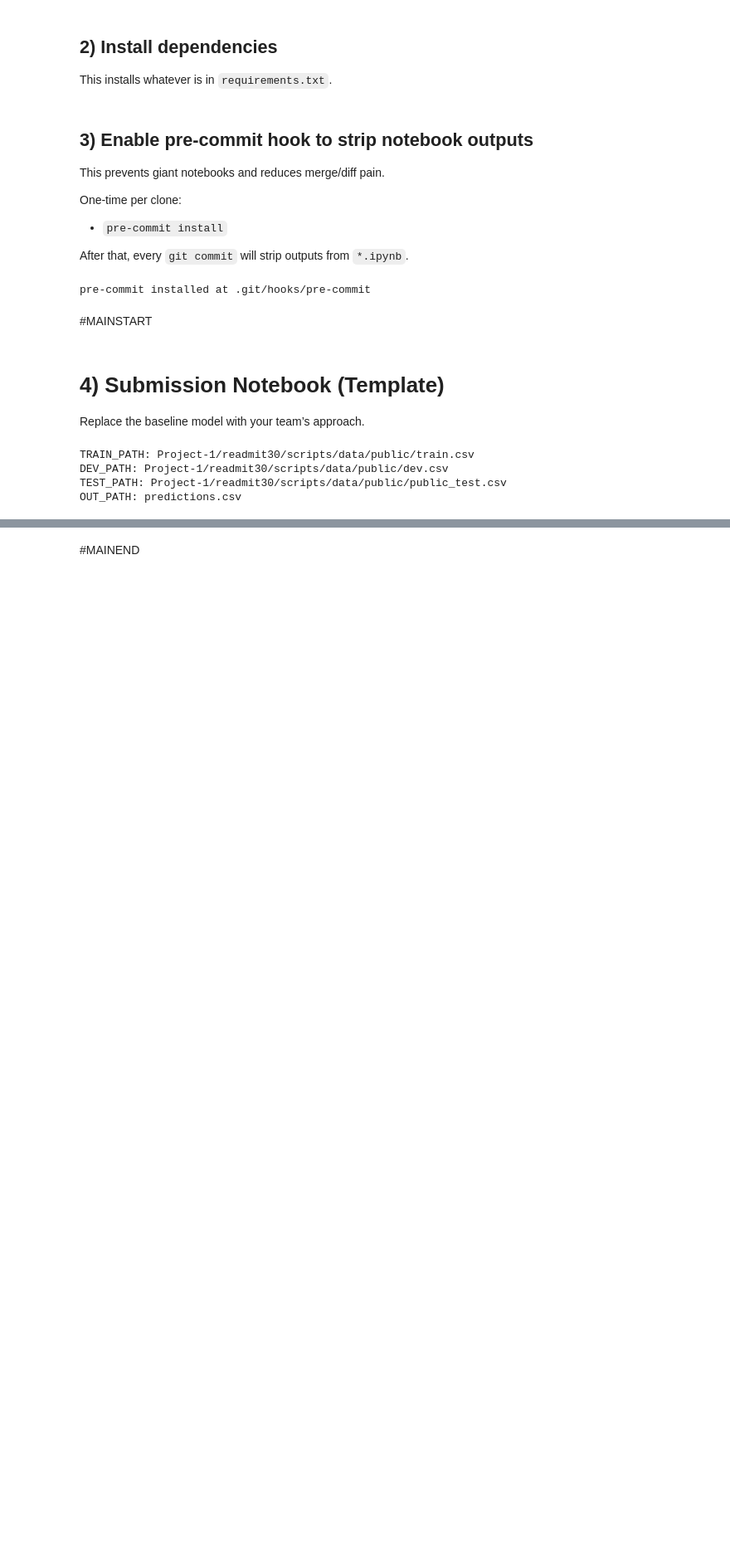
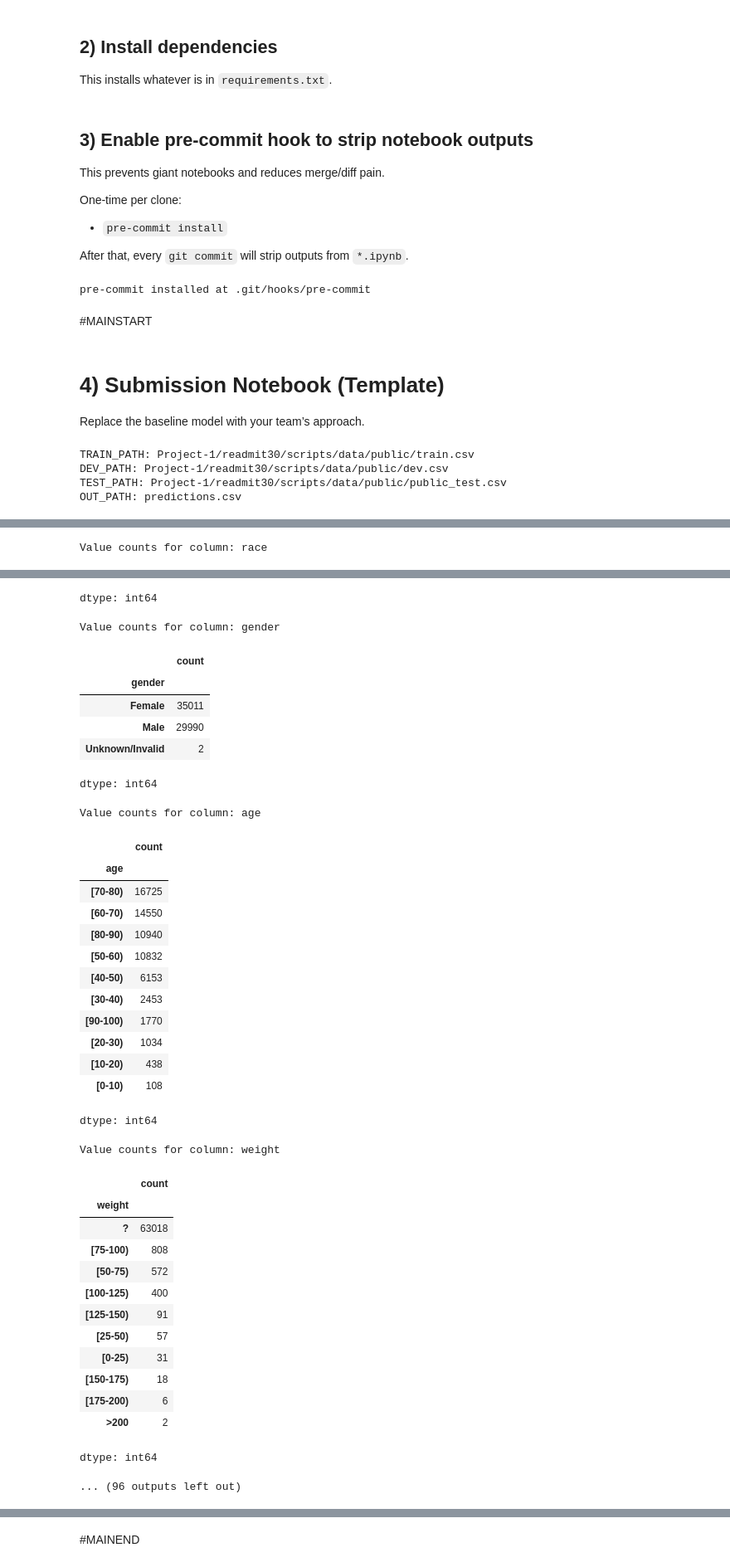
Before and after one commit to joezein71/AIHC-5010-Winter-2026, a Jupyter notebook: Assignment1_Colab_Workflow.ipynb, the cells around one changed output, grey strips where cells are left out. Shown at 83% size. Cells and saved outputs as stored; diff of their text form; code cells hidden in the pictures; blank space fills up the shorter version.

```diff
--- a/Assignment1_Colab_Workflow.ipynb
+++ b/Assignment1_Colab_Workflow.ipynb
@@ -120,0 +146,6 @@ y_train = train["readmit30"].astype(int)
+# %%
+for column in train.select_dtypes(include='object').columns:
+    print(f"\nValue counts for column: {column}")
+    display(train[column].value_counts())
+# %% [output]
+Value counts for column: race
@@ -120,0 +160,37 @@ y_train = train["readmit30"].astype(int)
+dtype: int64
+Value counts for column: gender
+|  | count |
+| gender |  |
+| Female | 35011 |
+| Male | 29990 |
+| Unknown/Invalid | 2 |
+dtype: int64
+Value counts for column: age
+|  | count |
+| age |  |
+| [70-80) | 16725 |
+| [60-70) | 14550 |
+| [80-90) | 10940 |
+| [50-60) | 10832 |
+| [40-50) | 6153 |
+| [30-40) | 2453 |
+| [90-100) | 1770 |
+| [20-30) | 1034 |
+| [10-20) | 438 |
+| [0-10) | 108 |
+dtype: int64
+Value counts for column: weight
+|  | count |
+| weight |  |
+| ? | 63018 |
+| [75-100) | 808 |
+| [50-75) | 572 |
+| [100-125) | 400 |
+| [125-150) | 91 |
+| [25-50) | 57 |
+| [0-25) | 31 |
+| [150-175) | 18 |
+| [175-200) | 6 |
+| >200 | 2 |
+dtype: int64
+... (96 outputs left out)
```
Also changed, not shown: parts of 14 cells of this notebook.
